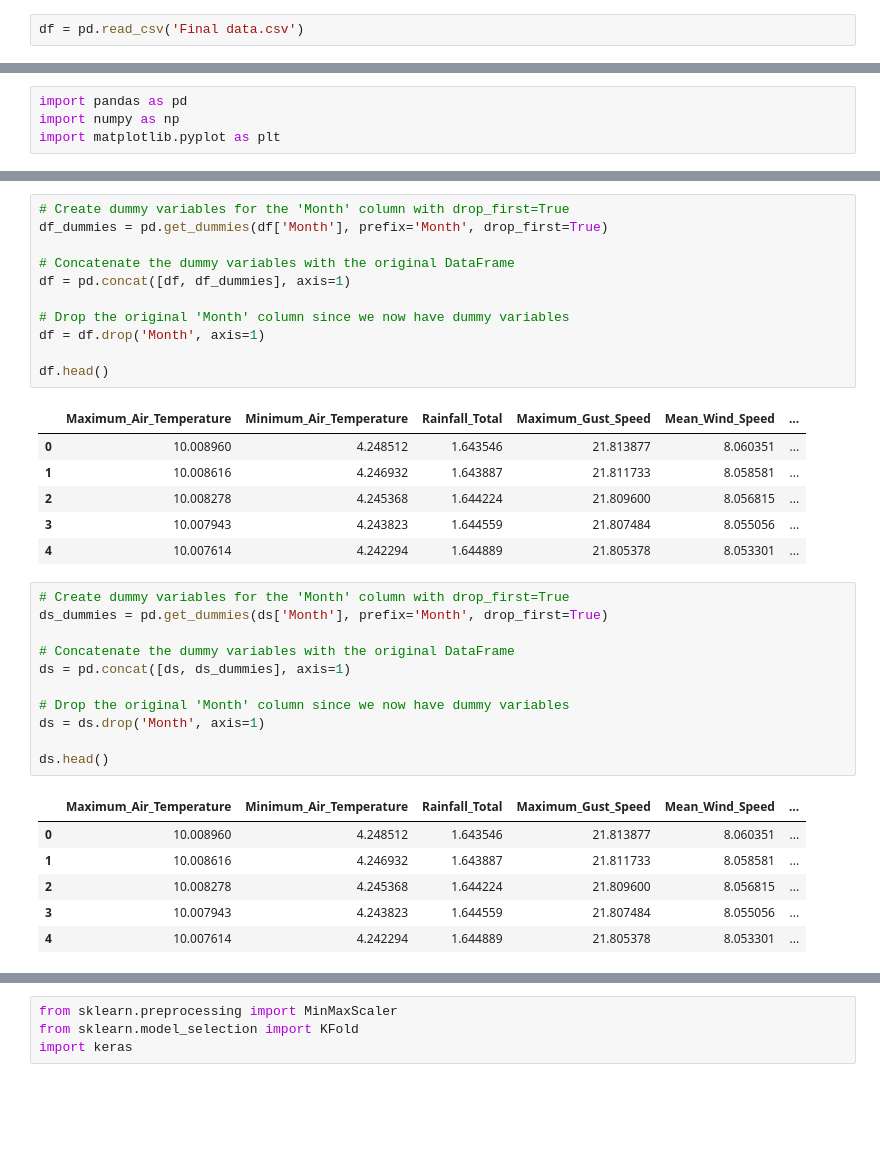
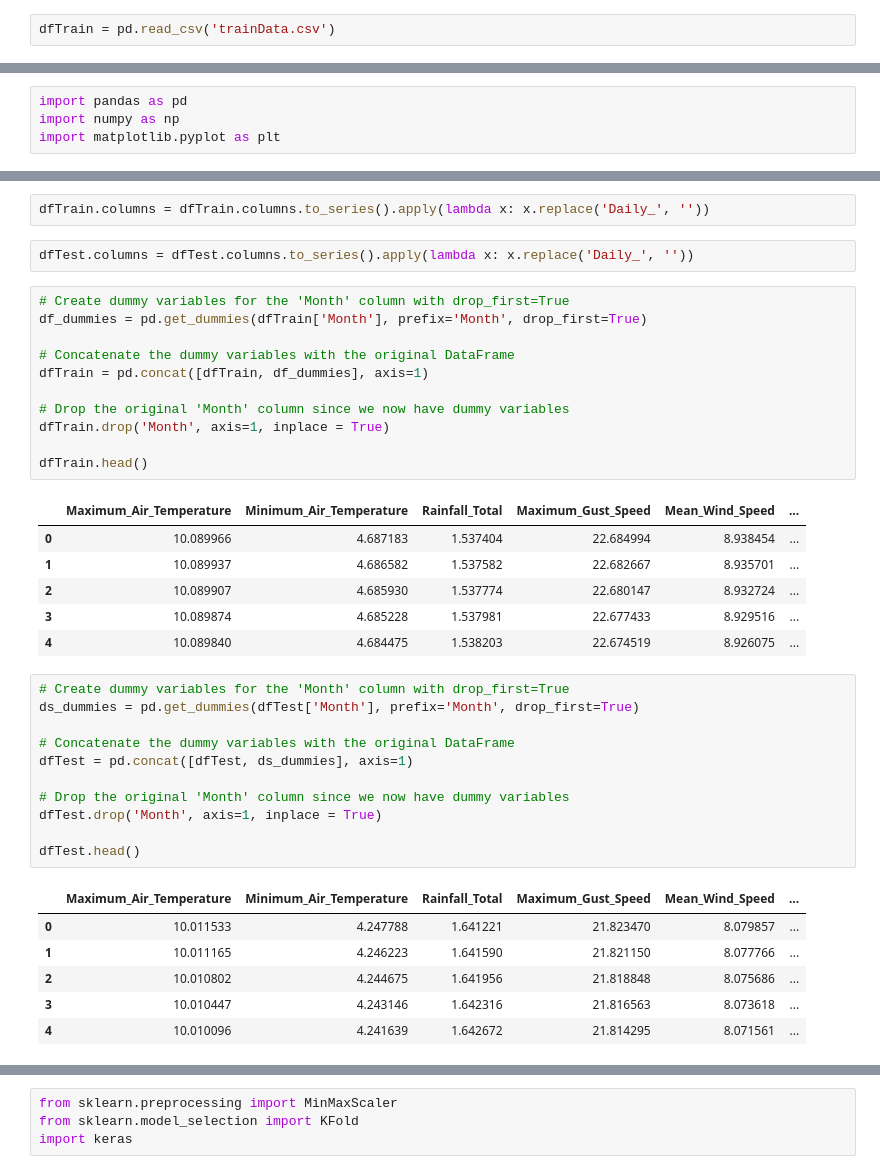
Before and after one commit to Amirbn73/Air-Pollution-Prediction-PM2.5, a Jupyter notebook: ANN_models.ipynb, the cells around one changed output, grey strips where cells are left out. Drawn from its saved outputs; the diff is of its cells as text; blank space fills up the shorter version.

```diff
--- a/ANN_models.ipynb
+++ b/ANN_models.ipynb
@@ -124,5 +131,5 @@ class RBFLayer(Layer):
         base_config = super(RBFLayer, self).get_config()
         return dict(list(base_config.items()) + list(config.items()))
 # %%
-df = pd.read_csv('Final data.csv')
+dfTrain = pd.read_csv('trainData.csv')
 # %%
@@ -143,36 +159,40 @@ ds.head()
+# %%
+dfTrain.columns = dfTrain.columns.to_series().apply(lambda x: x.replace('Daily_', ''))
+# %%
+dfTest.columns = dfTest.columns.to_series().apply(lambda x: x.replace('Daily_', ''))
 # %%
 # Create dummy variables for the 'Month' column with drop_first=True
-df_dummies = pd.get_dummies(df['Month'], prefix='Month', drop_first=True)
+df_dummies = pd.get_dummies(dfTrain['Month'], prefix='Month', drop_first=True)
 
 # Concatenate the dummy variables with the original DataFrame
-df = pd.concat([df, df_dummies], axis=1)
+dfTrain = pd.concat([dfTrain, df_dummies], axis=1)
 
 # Drop the original 'Month' column since we now have dummy variables
-df = df.drop('Month', axis=1)
+dfTrain.drop('Month', axis=1, inplace = True)
 
-df.head()
+dfTrain.head()
 # %% [output]
 |  | Maximum_Air_Temperature | Minimum_Air_Temperature | Rainfall_Total | Maximum_Gust_Speed | Mean_Wind_Speed | ... |
-| 0 | 10.008960 | 4.248512 | 1.643546 | 21.813877 | 8.060351 | ... |
-| 1 | 10.008616 | 4.246932 | 1.643887 | 21.811733 | 8.058581 | ... |
-| 2 | 10.008278 | 4.245368 | 1.644224 | 21.809600 | 8.056815 | ... |
-| 3 | 10.007943 | 4.243823 | 1.644559 | 21.807484 | 8.055056 | ... |
-| 4 | 10.007614 | 4.242294 | 1.644889 | 21.805378 | 8.053301 | ... |
+| 0 | 10.089966 | 4.687183 | 1.537404 | 22.684994 | 8.938454 | ... |
+| 1 | 10.089937 | 4.686582 | 1.537582 | 22.682667 | 8.935701 | ... |
+| 2 | 10.089907 | 4.685930 | 1.537774 | 22.680147 | 8.932724 | ... |
+| 3 | 10.089874 | 4.685228 | 1.537981 | 22.677433 | 8.929516 | ... |
+| 4 | 10.089840 | 4.684475 | 1.538203 | 22.674519 | 8.926075 | ... |
 # %%
 # Create dummy variables for the 'Month' column with drop_first=True
-ds_dummies = pd.get_dummies(ds['Month'], prefix='Month', drop_first=True)
+ds_dummies = pd.get_dummies(dfTest['Month'], prefix='Month', drop_first=True)
 
 # Concatenate the dummy variables with the original DataFrame
-ds = pd.concat([ds, ds_dummies], axis=1)
+dfTest = pd.concat([dfTest, ds_dummies], axis=1)
 
 # Drop the original 'Month' column since we now have dummy variables
-ds = ds.drop('Month', axis=1)
+dfTest.drop('Month', axis=1, inplace = True)
 
-ds.head()
+dfTest.head()
 # %% [output]
 |  | Maximum_Air_Temperature | Minimum_Air_Temperature | Rainfall_Total | Maximum_Gust_Speed | Mean_Wind_Speed | ... |
-| 0 | 10.008960 | 4.248512 | 1.643546 | 21.813877 | 8.060351 | ... |
-| 1 | 10.008616 | 4.246932 | 1.643887 | 21.811733 | 8.058581 | ... |
-| 2 | 10.008278 | 4.245368 | 1.644224 | 21.809600 | 8.056815 | ... |
-| 3 | 10.007943 | 4.243823 | 1.644559 | 21.807484 | 8.055056 | ... |
-| 4 | 10.007614 | 4.242294 | 1.644889 | 21.805378 | 8.053301 | ... |
+| 0 | 10.011533 | 4.247788 | 1.641221 | 21.823470 | 8.079857 | ... |
+| 1 | 10.011165 | 4.246223 | 1.641590 | 21.821150 | 8.077766 | ... |
+| 2 | 10.010802 | 4.244675 | 1.641956 | 21.818848 | 8.075686 | ... |
+| 3 | 10.010447 | 4.243146 | 1.642316 | 21.816563 | 8.073618 | ... |
+| 4 | 10.010096 | 4.241639 | 1.642672 | 21.814295 | 8.071561 | ... |
```
Also changed, not shown: parts of 55 cells of this notebook.
